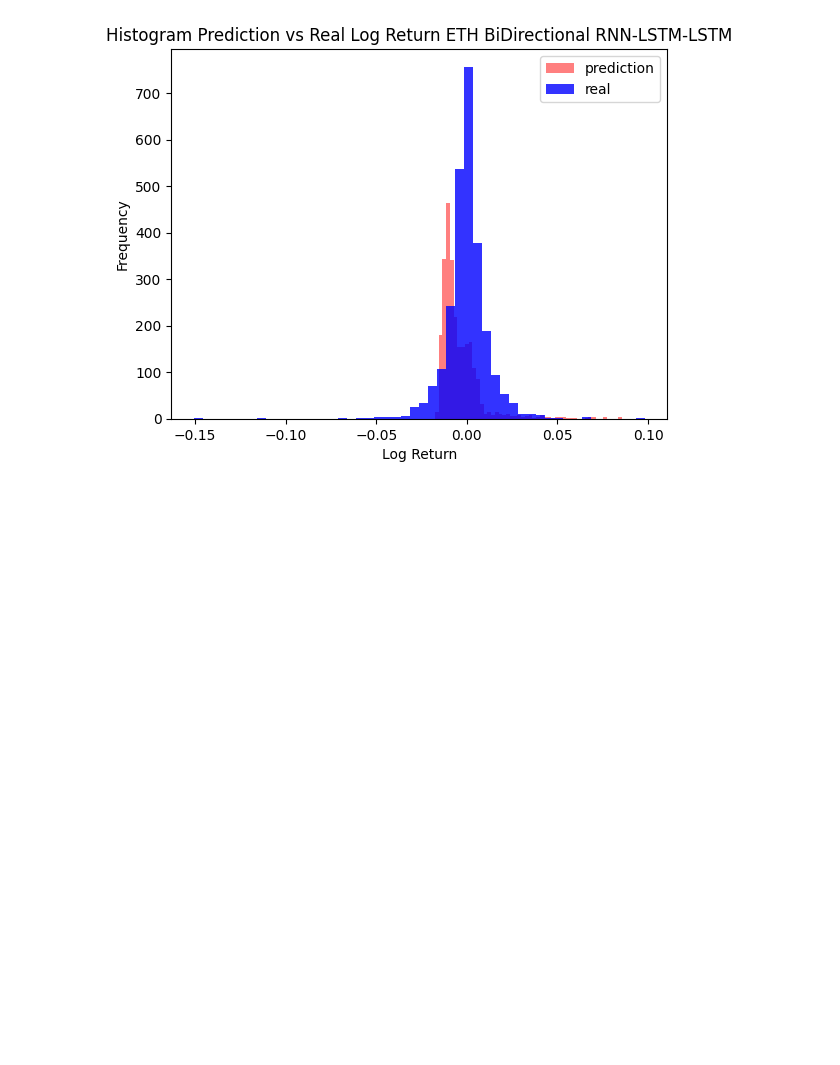
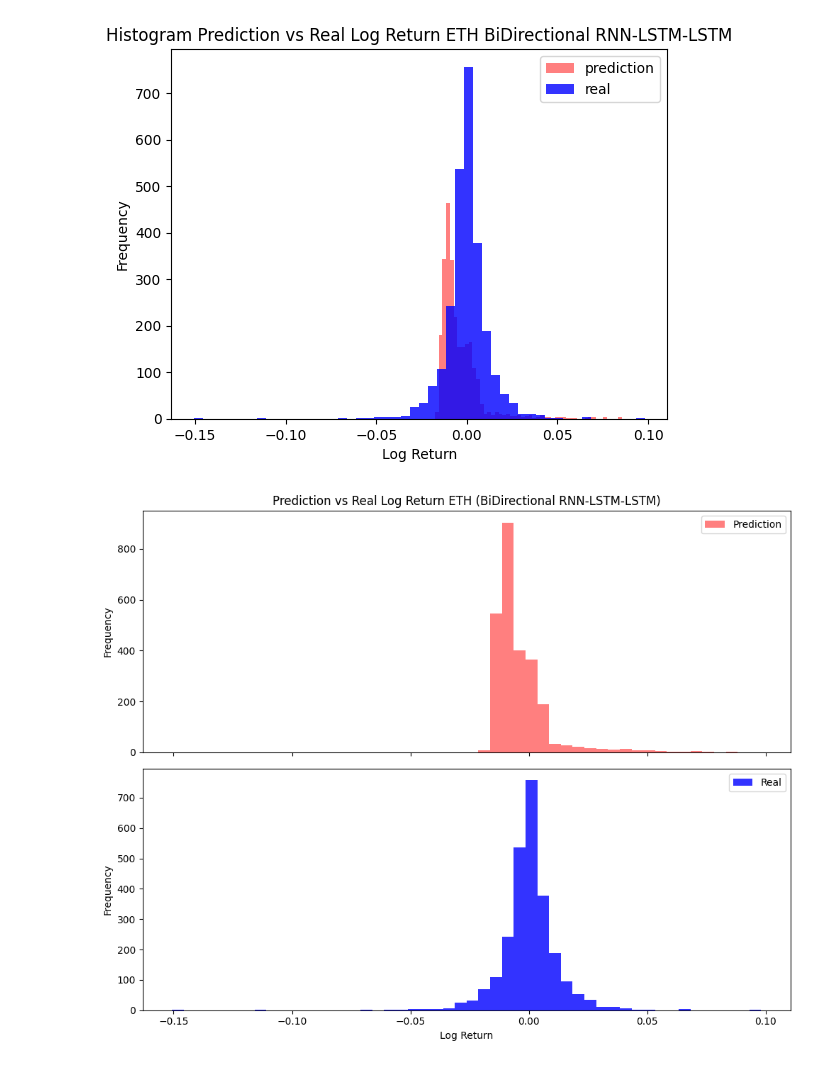
Before and after one commit to Rageus17/skripsi-git, a Jupyter notebook: BiDirectional Cauchy/BiDircetional-RNN-LSTM-LSTM-CauchyLoss.ipynb, the cells around one changed output. Cells and saved outputs as stored; diff of their text form; code cells hidden in the pictures; blank space fills up the shorter version.

```diff
--- a/BiDirectional Cauchy/BiDircetional-RNN-LSTM-LSTM-CauchyLoss.ipynb
+++ b/BiDirectional Cauchy/BiDircetional-RNN-LSTM-LSTM-CauchyLoss.ipynb
@@ -785,3 +785,32 @@ plt.legend()
 plt.show()
 # %% [output]
 [figure]
+# %%
+import matplotlib.pyplot as plt
+import numpy as np
+
+# Pastikan bin edges sama untuk kedua histogram
+combined_data = np.concatenate([prediction_np.reshape(2583,), y_test])
+bin_edges = np.histogram_bin_edges(combined_data, bins=50)
+
+# Buat subplot dengan tata letak 2 baris, 1 kolom
+fig, (ax1, ax2) = plt.subplots(2, 1, figsize=(10, 8), sharex=True)
+
+# Histogram atas (prediction)
+ax1.hist(prediction_np, bins=bin_edges, color='red', alpha=0.5, label='Prediction')
+ax1.set_ylabel('Frequency')
+ax1.legend()
+ax1.set_title('Prediction vs Real Log Return ETH (BiDirectional RNN-LSTM-LSTM)')
+
+# Histogram bawah (real)
+ax2.hist(y_test, bins=bin_edges, color='blue', alpha=0.8, label='Real')
+ax2.set_xlabel('Log Return')
+ax2.set_ylabel('Frequency')
+ax2.legend()
+
+plt.tight_layout()
+
+plt.savefig('Prediction vs Real Log Return ETH (BiDirectional GRU-LSTM-LSTM).png')
+plt.show()
+# %% [output]
+[figure, added]
```
Also changed, not shown: parts of 3 cells of this notebook.
